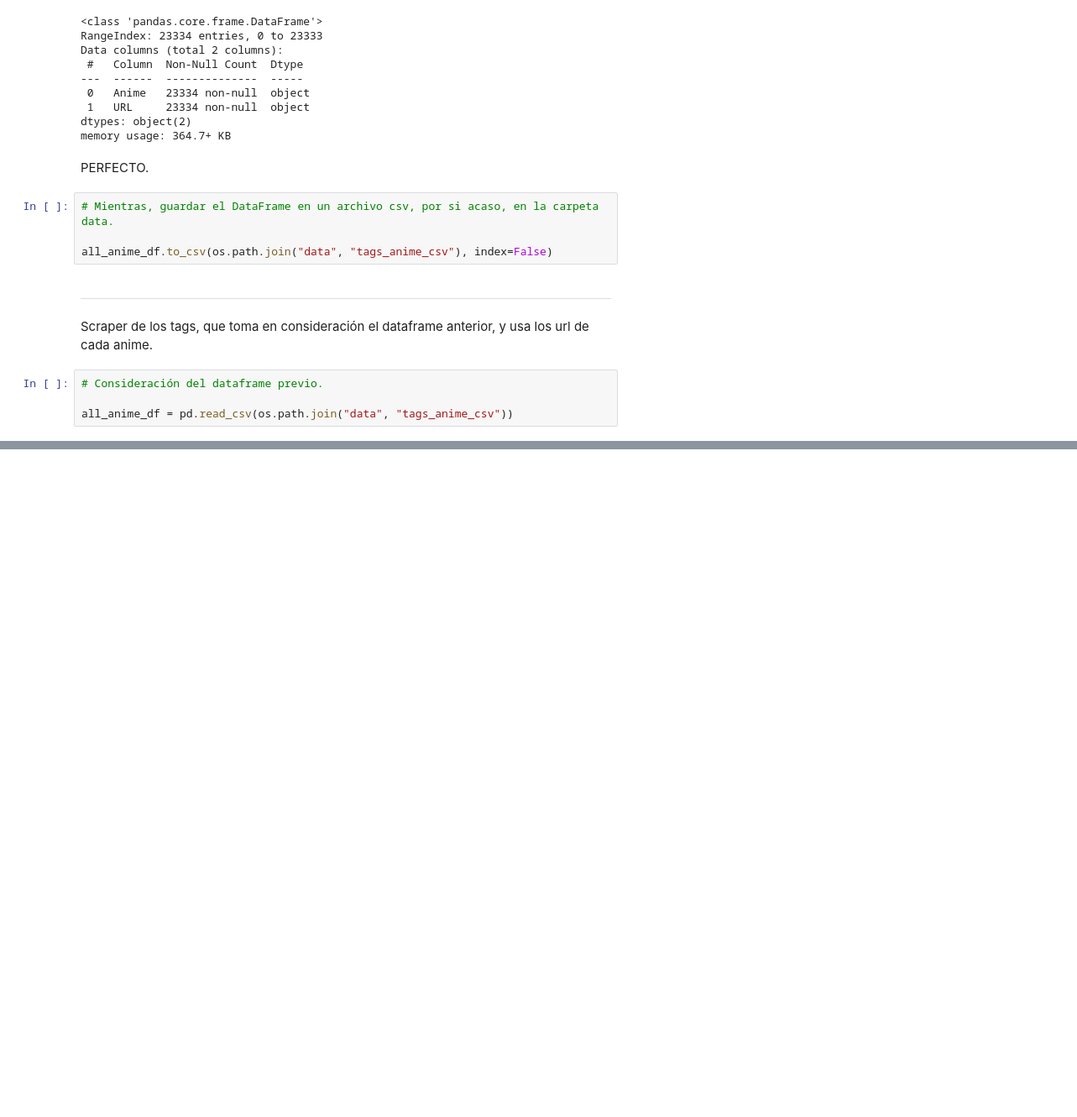
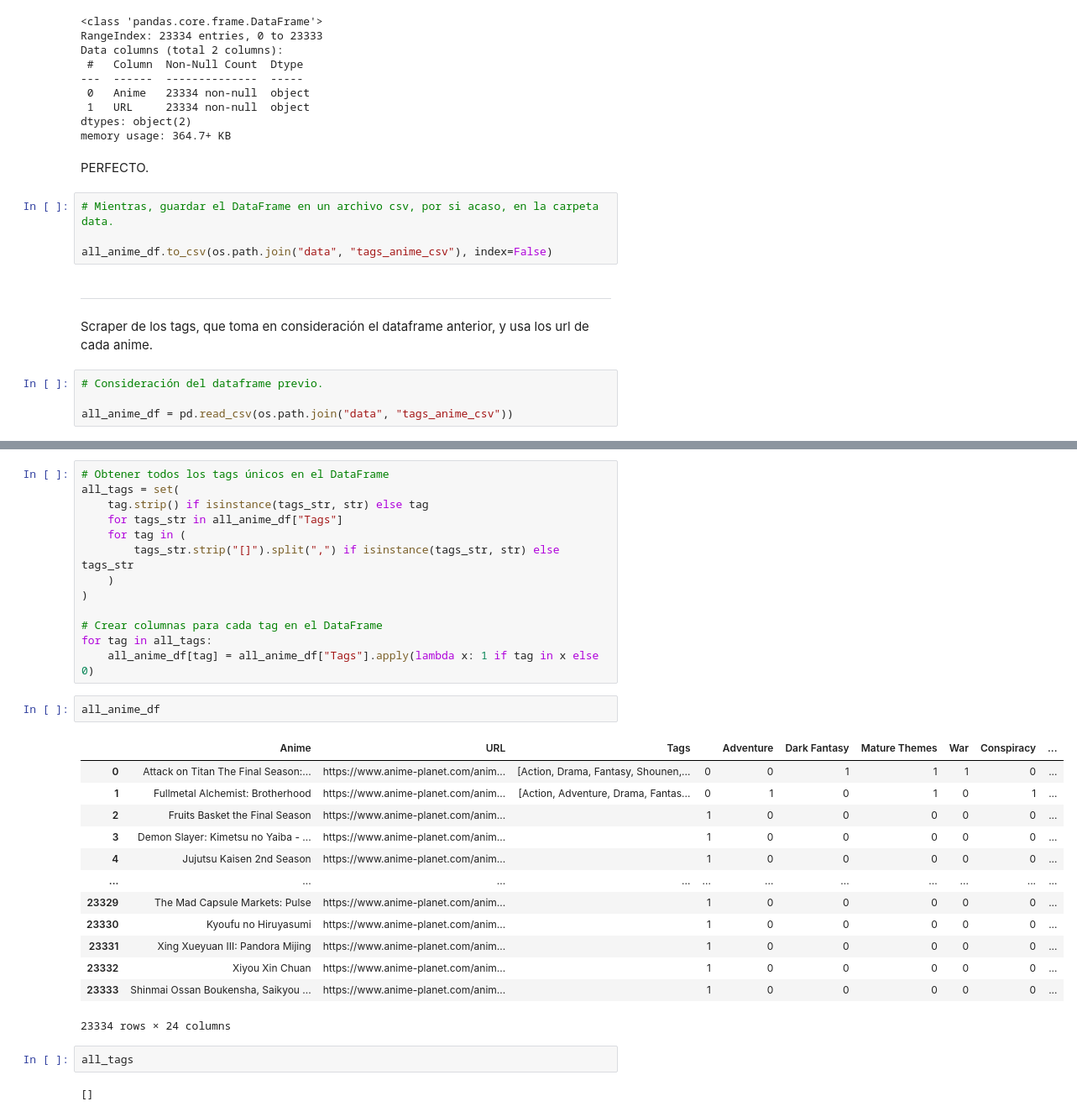
Before and after one commit to VAMarques/Proyecto-Grupo-12, a Jupyter notebook: demo Mativ/tags_anime.ipynb, the cells around one changed output, grey strips where cells are left out. Shown at 84% size. Saved outputs shown, nothing was run; the diff lists cells and outputs as text; blank space fills up the shorter version.

```diff
--- a/demo Mativ/tags_anime.ipynb
+++ b/demo Mativ/tags_anime.ipynb
@@ -176,0 +243,33 @@ all_anime_df
+# %%
+# Obtener todos los tags únicos en el DataFrame
+all_tags = set(
+    tag.strip() if isinstance(tags_str, str) else tag
+    for tags_str in all_anime_df["Tags"]
+    for tag in (
+        tags_str.strip("[]").split(",") if isinstance(tags_str, str) else tags_str
+    )
+)
+
+# Crear columnas para cada tag en el DataFrame
+for tag in all_tags:
+    all_anime_df[tag] = all_anime_df["Tags"].apply(lambda x: 1 if tag in x else 0)
+# %%
+all_anime_df
+# %% [output]
+|  | Anime | URL | Tags |  | Adventure | Dark Fantasy | Mature Themes | War | Conspiracy | ... |
+| 0 | Attack on Titan The Final Season:... | https://www.anime-planet.com/anim... | [Action, Drama, Fantasy, Shounen,... | 0 | 0 | 1 | 1 | 1 | 0 | ... |
+| 1 | Fullmetal Alchemist: Brotherhood | https://www.anime-planet.com/anim... | [Action, Adventure, Drama, Fantas... | 0 | 1 | 0 | 1 | 0 | 1 | ... |
+| 2 | Fruits Basket the Final Season | https://www.anime-planet.com/anim... |  | 1 | 0 | 0 | 0 | 0 | 0 | ... |
+| 3 | Demon Slayer: Kimetsu no Yaiba - ... | https://www.anime-planet.com/anim... |  | 1 | 0 | 0 | 0 | 0 | 0 | ... |
+| 4 | Jujutsu Kaisen 2nd Season | https://www.anime-planet.com/anim... |  | 1 | 0 | 0 | 0 | 0 | 0 | ... |
+| ... | ... | ... | ... | ... | ... | ... | ... | ... | ... | ... |
+| 23329 | The Mad Capsule Markets: Pulse | https://www.anime-planet.com/anim... |  | 1 | 0 | 0 | 0 | 0 | 0 | ... |
+| 23330 | Kyoufu no Hiruyasumi | https://www.anime-planet.com/anim... |  | 1 | 0 | 0 | 0 | 0 | 0 | ... |
+| 23331 | Xing Xueyuan III: Pandora Mijing | https://www.anime-planet.com/anim... |  | 1 | 0 | 0 | 0 | 0 | 0 | ... |
+| 23332 | Xiyou Xin Chuan | https://www.anime-planet.com/anim... |  | 1 | 0 | 0 | 0 | 0 | 0 | ... |
+| 23333 | Shinmai Ossan Boukensha, Saikyou ... | https://www.anime-planet.com/anim... |  | 1 | 0 | 0 | 0 | 0 | 0 | ... |
+23334 rows × 24 columns
+# %%
+all_tags
+# %% [output]
+[]
```
Also changed, not shown: parts of 7 cells of this notebook.
